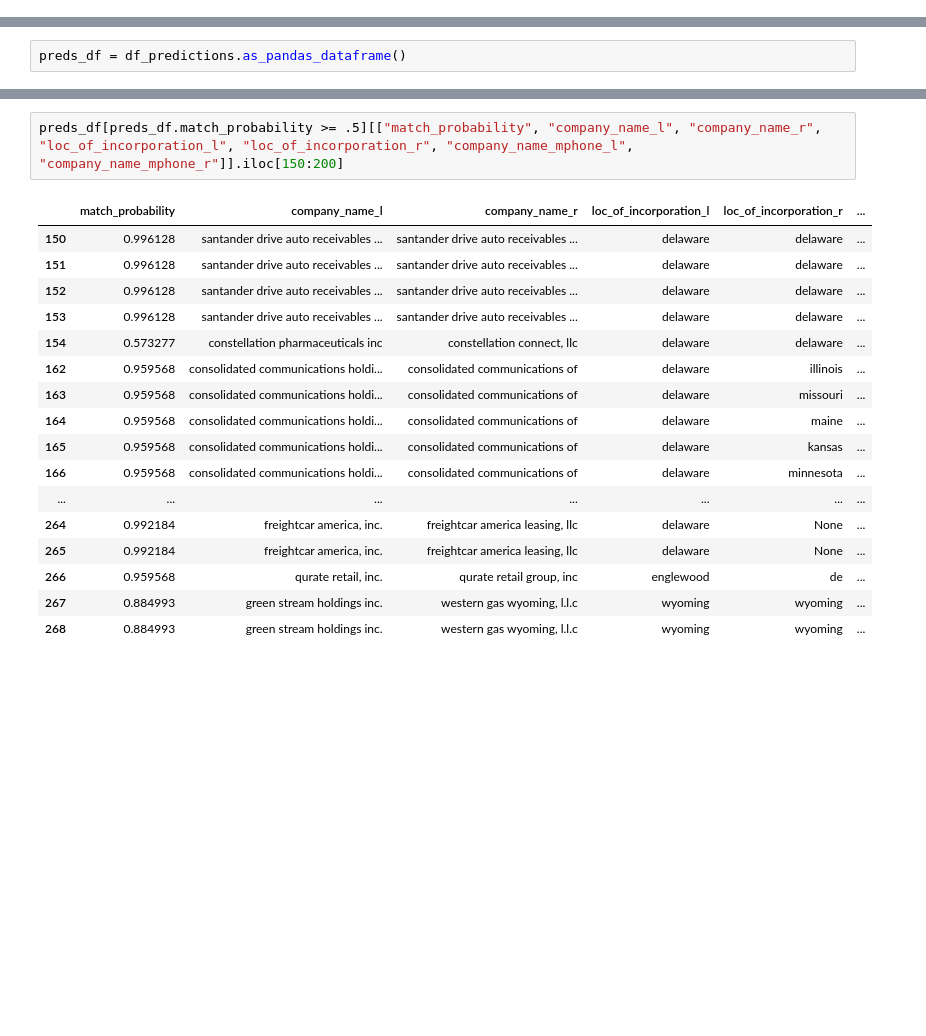
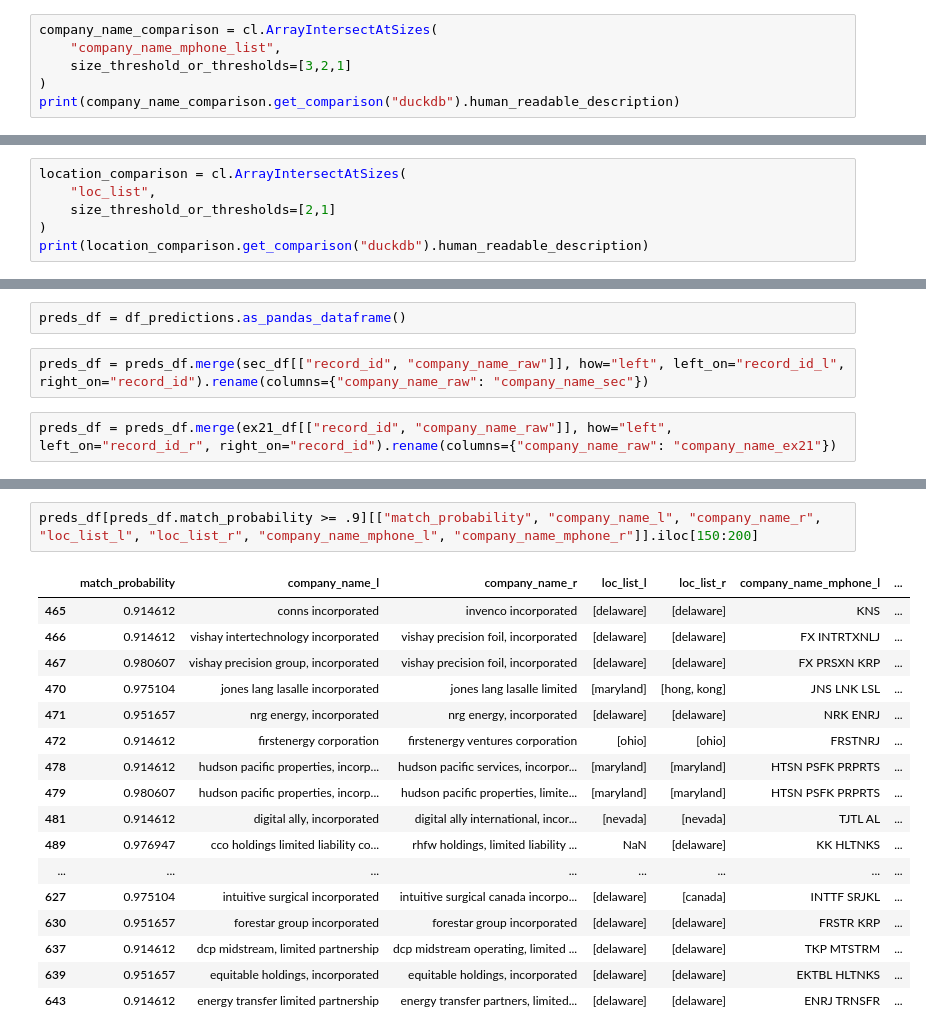
Before and after one commit to catalyst-cooperative/mozilla-sec-eia, a Jupyter notebook: notebooks/16-kl-splink-ex21-filer-link.ipynb, the cells around one changed output, grey strips where cells are left out. Drawn from its saved outputs; the diff is of its cells as text; blank space fills up the shorter version.

Commit message:
add in record linkage modules

```diff
--- a/notebooks/16-kl-splink-ex21-filer-link.ipynb
+++ b/notebooks/16-kl-splink-ex21-filer-link.ipynb
@@ -298,0 +379,6 @@ Similarity is assessed using the following ComparisonLevels:
+# %%
+company_name_comparison = cl.ArrayIntersectAtSizes(
+    "company_name_mphone_list",
+    size_threshold_or_thresholds=[3,2,1]
+)
+print(company_name_comparison.get_comparison("duckdb").human_readable_description)
@@ -312 +406,7 @@ Similarity is assessed using the following ComparisonLevels:
     - 'All other comparisons' with SQL rule: ELSE
+# %%
+location_comparison = cl.ArrayIntersectAtSizes(
+    "loc_list",
+    size_threshold_or_thresholds=[2,1]
+)
+print(location_comparison.get_comparison("duckdb").human_readable_description)
@@ -396,3 +503,7 @@ Predict time: 78.84 seconds
 # %%
 preds_df = df_predictions.as_pandas_dataframe()
+# %%
+preds_df = preds_df.merge(sec_df[["record_id", "company_name_raw"]], how="left", left_on="record_id_l", right_on="record_id").rename(columns={"company_name_raw": "company_name_sec"})
+# %%
+preds_df = preds_df.merge(ex21_df[["record_id", "company_name_raw"]], how="left", left_on="record_id_r", right_on="record_id").rename(columns={"company_name_raw": "company_name_ex21"})
 # %%
@@ -427,20 +549,20 @@ Index(['match_weight', 'match_probability', 'source_dataset_l',
 # %%
-preds_df[preds_df.match_probability >= .5][["match_probability", "company_name_l", "company_name_r", "loc_of_incorporation_l", "loc_of_incorporation_r", "company_name_mphone_l", "company_name_mphone_r"]].iloc[150:200]
+preds_df[preds_df.match_probability >= .9][["match_probability", "company_name_l", "company_name_r", "loc_list_l", "loc_list_r", "company_name_mphone_l", "company_name_mphone_r"]].iloc[150:200]
 # %% [output]
-|  | match_probability | company_name_l | company_name_r | loc_of_incorporation_l | loc_of_incorporation_r | ... |
-| 150 | 0.996128 | santander drive auto receivables ... | santander drive auto receivables ... | delaware | delaware | ... |
-| 151 | 0.996128 | santander drive auto receivables ... | santander drive auto receivables ... | delaware | delaware | ... |
-| 152 | 0.996128 | santander drive auto receivables ... | santander drive auto receivables ... | delaware | delaware | ... |
-| 153 | 0.996128 | santander drive auto receivables ... | santander drive auto receivables ... | delaware | delaware | ... |
-| 154 | 0.573277 | constellation pharmaceuticals inc | constellation connect, llc | delaware | delaware | ... |
-| 162 | 0.959568 | consolidated communications holdi... | consolidated communications of | delaware | illinois | ... |
-| 163 | 0.959568 | consolidated communications holdi... | consolidated communications of | delaware | missouri | ... |
-| 164 | 0.959568 | consolidated communications holdi... | consolidated communications of | delaware | maine | ... |
-| 165 | 0.959568 | consolidated communications holdi... | consolidated communications of | delaware | kansas | ... |
-| 166 | 0.959568 | consolidated communications holdi... | consolidated communications of | delaware | minnesota | ... |
-| ... | ... | ... | ... | ... | ... | ... |
-| 264 | 0.992184 | freightcar america, inc. | freightcar america leasing, llc | delaware | None | ... |
-| 265 | 0.992184 | freightcar america, inc. | freightcar america leasing, llc | delaware | None | ... |
-| 266 | 0.959568 | qurate retail, inc. | qurate retail group, inc | englewood | de | ... |
-| 267 | 0.884993 | green stream holdings inc. | western gas wyoming, l.l.c | wyoming | wyoming | ... |
-| 268 | 0.884993 | green stream holdings inc. | western gas wyoming, l.l.c | wyoming | wyoming | ... |
+|  | match_probability | company_name_l | company_name_r | loc_list_l | loc_list_r | company_name_mphone_l | ... |
+| 465 | 0.914612 | conns incorporated | invenco incorporated | [delaware] | [delaware] | KNS | ... |
+| 466 | 0.914612 | vishay intertechnology incorporated | vishay precision foil, incorporated | [delaware] | [delaware] | FX INTRTXNLJ | ... |
+| 467 | 0.980607 | vishay precision group, incorporated | vishay precision foil, incorporated | [delaware] | [delaware] | FX PRSXN KRP | ... |
+| 470 | 0.975104 | jones lang lasalle incorporated | jones lang lasalle limited | [maryland] | [hong, kong] | JNS LNK LSL | ... |
+| 471 | 0.951657 | nrg energy, incorporated | nrg energy, incorporated | [delaware] | [delaware] | NRK ENRJ | ... |
+| 472 | 0.914612 | firstenergy corporation | firstenergy ventures corporation | [ohio] | [ohio] | FRSTNRJ | ... |
+| 478 | 0.914612 | hudson pacific properties, incorp... | hudson pacific services, incorpor... | [maryland] | [maryland] | HTSN PSFK PRPRTS | ... |
+| 479 | 0.980607 | hudson pacific properties, incorp... | hudson pacific properties, limite... | [maryland] | [maryland] | HTSN PSFK PRPRTS | ... |
+| 481 | 0.914612 | digital ally, incorporated | digital ally international, incor... | [nevada] | [nevada] | TJTL AL | ... |
+| 489 | 0.976947 | cco holdings limited liability co... | rhfw holdings, limited liability ... | NaN | [delaware] | KK HLTNKS | ... |
+| ... | ... | ... | ... | ... | ... | ... | ... |
+| 627 | 0.975104 | intuitive surgical incorporated | intuitive surgical canada incorpo... | [delaware] | [canada] | INTTF SRJKL | ... |
+| 630 | 0.951657 | forestar group incorporated | forestar group incorporated | [delaware] | [delaware] | FRSTR KRP | ... |
+| 637 | 0.914612 | dcp midstream, limited partnership | dcp midstream operating, limited ... | [delaware] | [delaware] | TKP MTSTRM | ... |
+| 639 | 0.951657 | equitable holdings, incorporated | equitable holdings, incorporated | [delaware] | [delaware] | EKTBL HLTNKS | ... |
+| 643 | 0.914612 | energy transfer limited partnership | energy transfer partners, limited... | [delaware] | [delaware] | ENRJ TRNSFR | ... |
```
Also changed, not shown: parts of 63 cells of this notebook, 7 other files.
